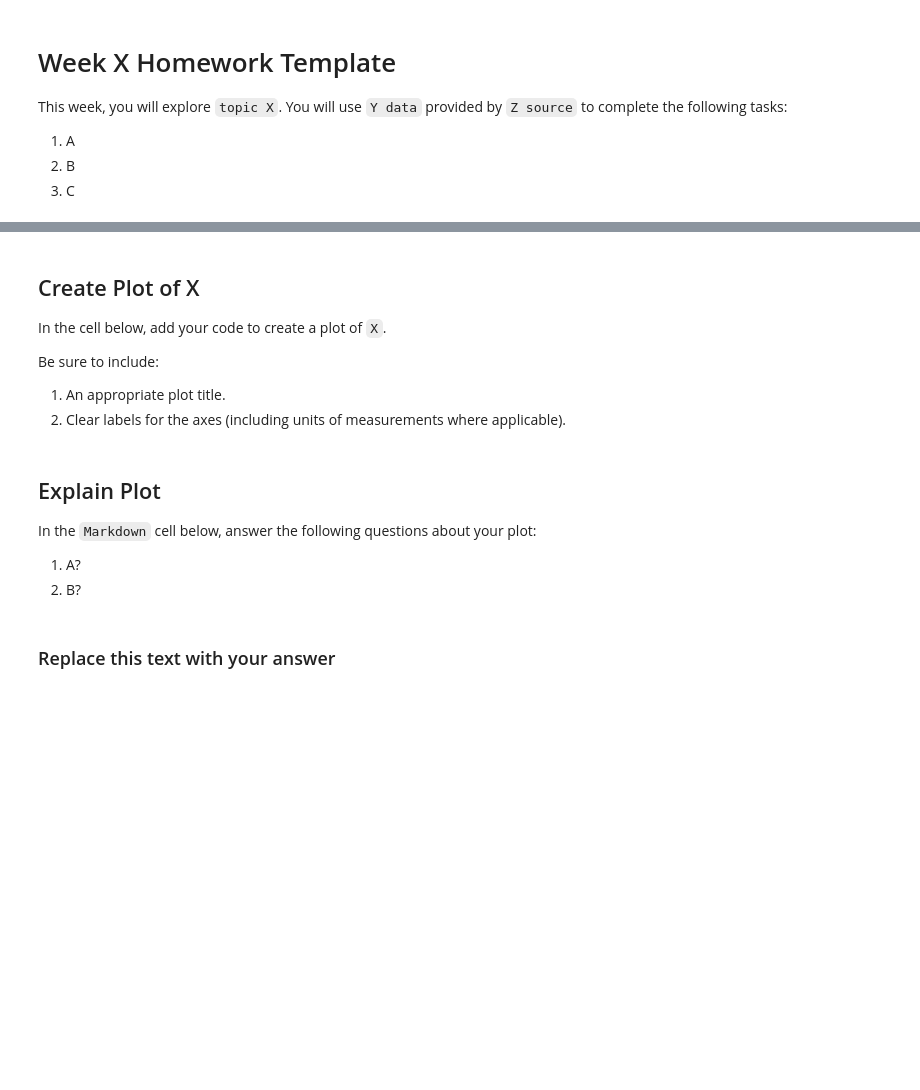
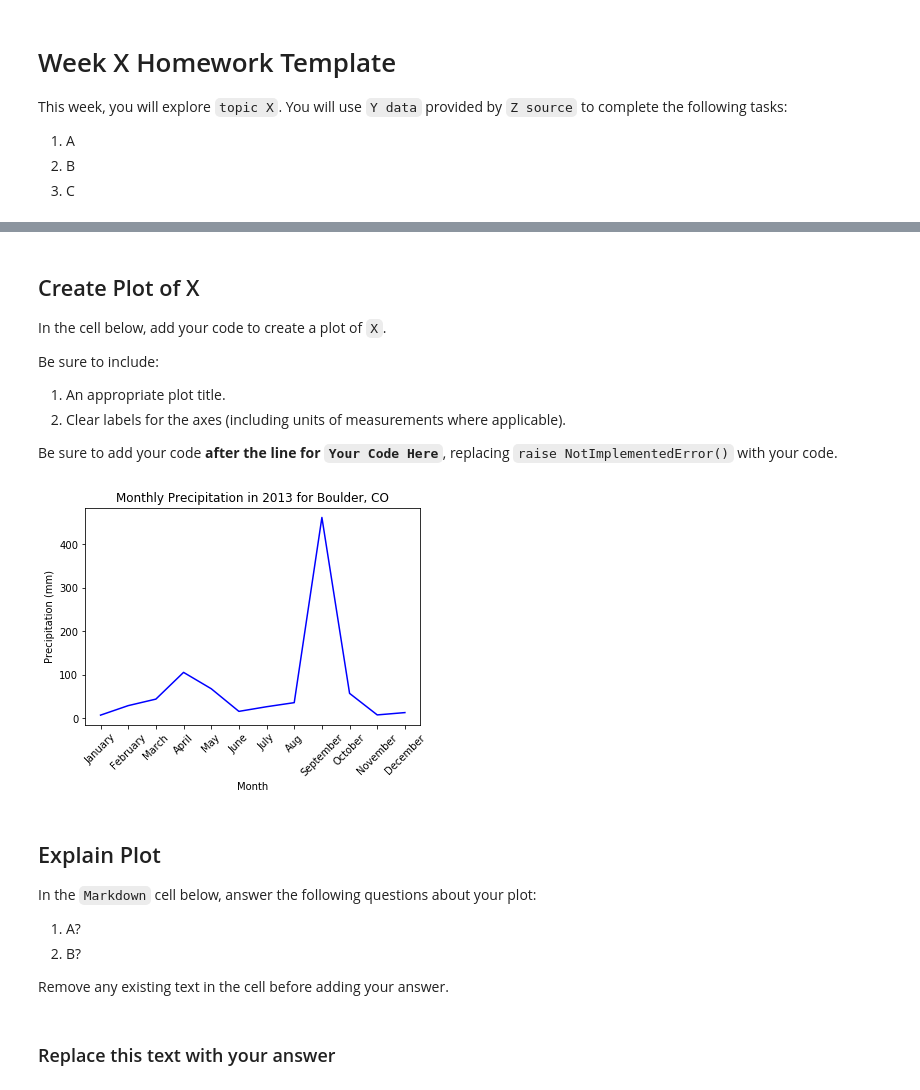
Before and after one commit to earthlab/autograding-notebooks, a Jupyter notebook: notebooks/ea-bootcamp-homework-template.ipynb, the cells around one changed output, grey strips where cells are left out. Drawn from its saved outputs; the diff is of its cells as text; code cells hidden in the pictures; blank space fills up the shorter version.

```diff
--- a/notebooks/ea-bootcamp-homework-template.ipynb
+++ b/notebooks/ea-bootcamp-homework-template.ipynb
@@ -100,36 +108,47 @@ In the cell below, add your code to create a plot of `X`.
 Be sure to include:
 1. An appropriate plot title.
 2. Clear labels for the axes (including units of measurements where applicable).
+
+Be sure to add your code **after the line for `Your Code Here`**, replacing `raise NotImplementedError()` with your code.
 # %%
 # Create plot
 
 # BEGIN SOLUTION
 
 # Import to pandas dataframe
-precip_2007_to_2017_months = pd.read_csv("data/earthpy-downloads/boulder-precip-2007-to-2017-months-seasons.csv")
+fname = "data/earthpy-downloads/boulder-precip-2007-to-2017-months-seasons.csv"
+precip_2007_to_2017_months = pd.read_csv(fname)
 
 fig, ax = plt.subplots()
 
 # Add the x-axis and the y-axis to the plot
 ax.plot(precip_2007_to_2017_months.months, precip_2007_to_2017_months.y2013, color="blue")
 
 # Set plot title and axes labels
 ax.set(title="Monthly Precipitation in 2013 for Boulder, CO",
-          xlabel="Month", ylabel="Precipitation (mm)")
+       xlabel="Month", ylabel="Precipitation (mm)")
 
 # rotate tick marks on x-axis
 plt.setp(ax.get_xticklabels(), rotation=45);
+
+# Note - using plt.show() rather than the semi-colon (;)
+# results in an extra empty plot being displayed
+# and the tests to fail
 
 # END SOLUTION
 
 ### DO NOT REMOVE LINE BELOW ###
 ts_1_plot = nb.convert_axes(plt)
+# %% [output]
+[figure, added]
 # %% [markdown]
 ## Explain Plot
 
 In the `Markdown` cell below, answer the following questions about your plot:
 1. A?
 2. B?
+
+Remove any existing text in the cell before adding your answer.
 # %% [markdown]
 ### Replace this text with your answer
 # %% [markdown]
```
Also changed, not shown: parts of 9 cells of this notebook.
